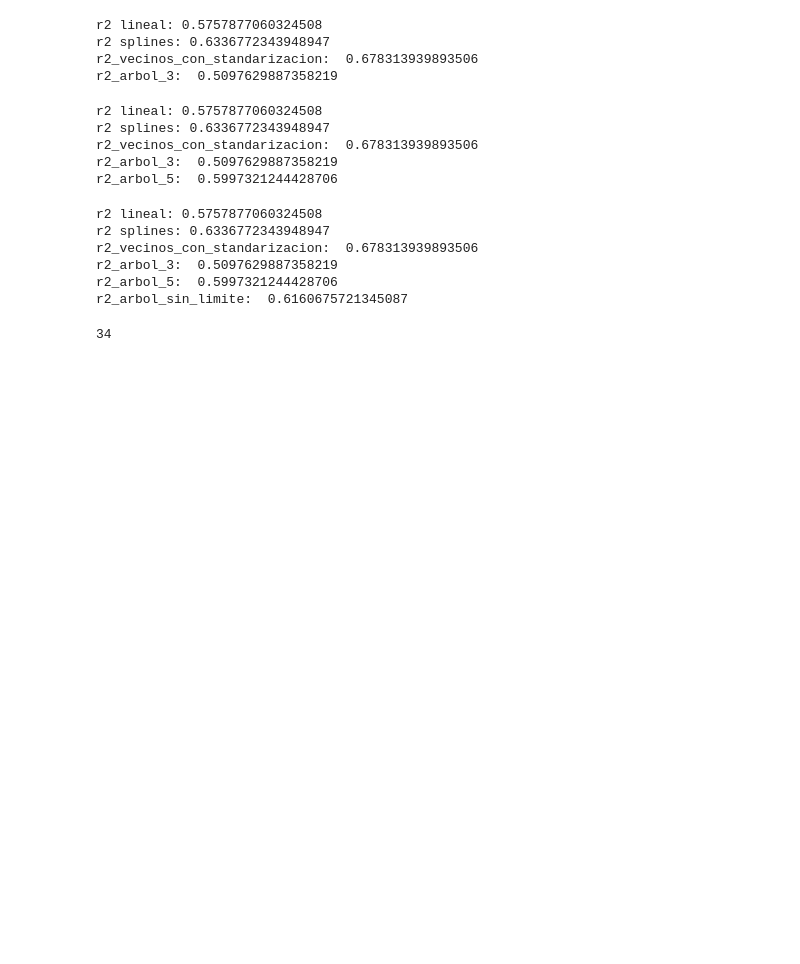
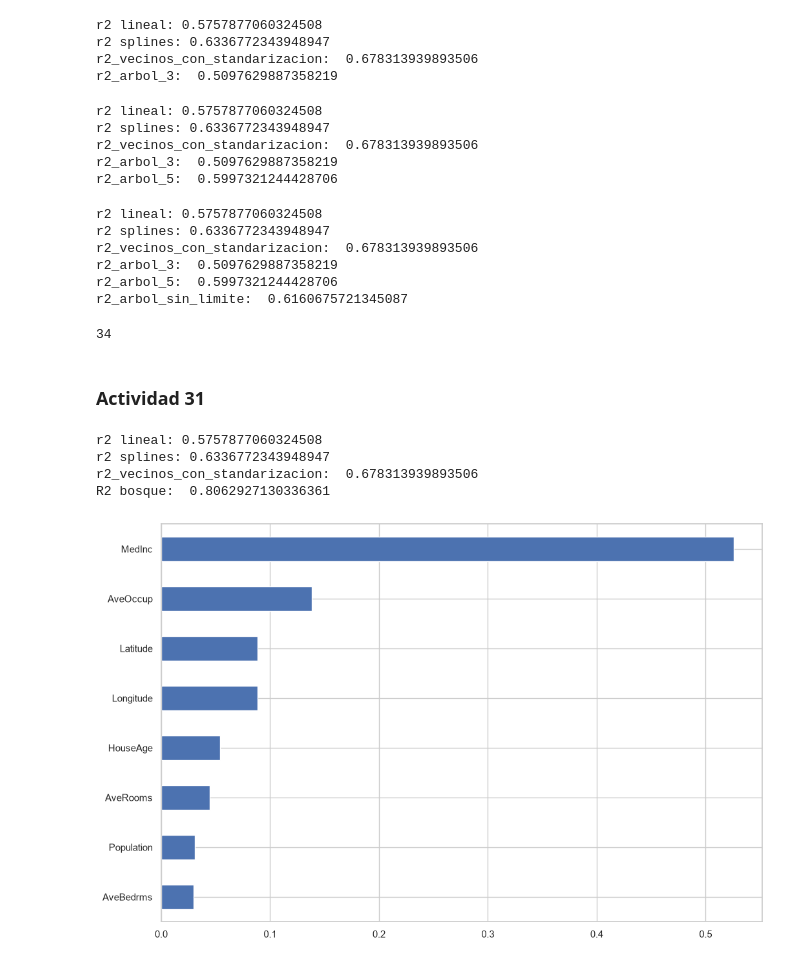
Before and after one commit to marcell-llerena/datascience-g8, a Jupyter notebook: notebooks/20260902_33_regresion_lineal.ipynb, the cells around one changed output. Drawn from its saved outputs; the diff is of its cells as text; code cells hidden in the pictures; blank space fills up the shorter version.

```diff
--- a/notebooks/20260902_33_regresion_lineal.ipynb
+++ b/notebooks/20260902_33_regresion_lineal.ipynb
@@ -669,3 +671,32 @@ r2_arbol_sin_limite:  0.6160675721345087
 arbol_sin_limite.get_depth()
 # %% [output]
 34
+# %% [markdown]
+### Actividad 31
+# %%
+from sklearn.ensemble import RandomForestRegressor
+
+bosque = RandomForestRegressor(
+    n_estimators=300,
+    random_state=RANDOM_STATE
+)
+
+bosque.fit(X_train, y_train)
+
+r2_bosque = bosque.score(X_test, y_test)
+
+print(f"r2 lineal: {ols_metrics["R2"]}")
+print(f"r2 splines: {r2_splines}")
+print(f"r2_vecinos_con_standarizacion: ", r2_vecinos)
+print("R2 bosque: ", r2_bosque)
+# %% [output]
+r2 lineal: 0.5757877060324508
+r2 splines: 0.6336772343948947
+r2_vecinos_con_standarizacion:  0.678313939893506
+R2 bosque:  0.8062927130336361
+# %%
+importancias = pd.Series(bosque.feature_importances_, index=X_train.columns)
+importancias.sort_values().plot(kind="barh", figsize=(12,8))
+plt.show()
+# %% [output]
+[figure, added]
```
Also changed, not shown: parts of 6 cells of this notebook.
